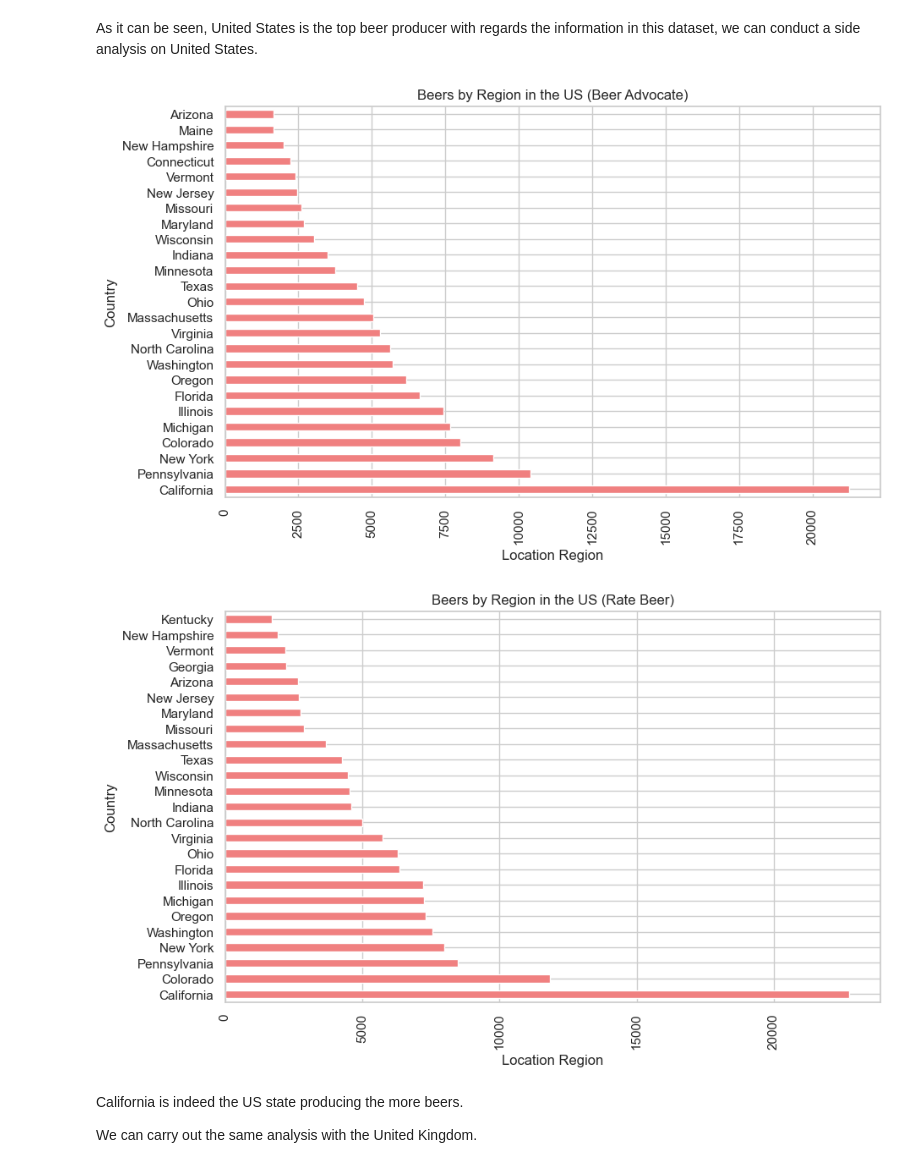
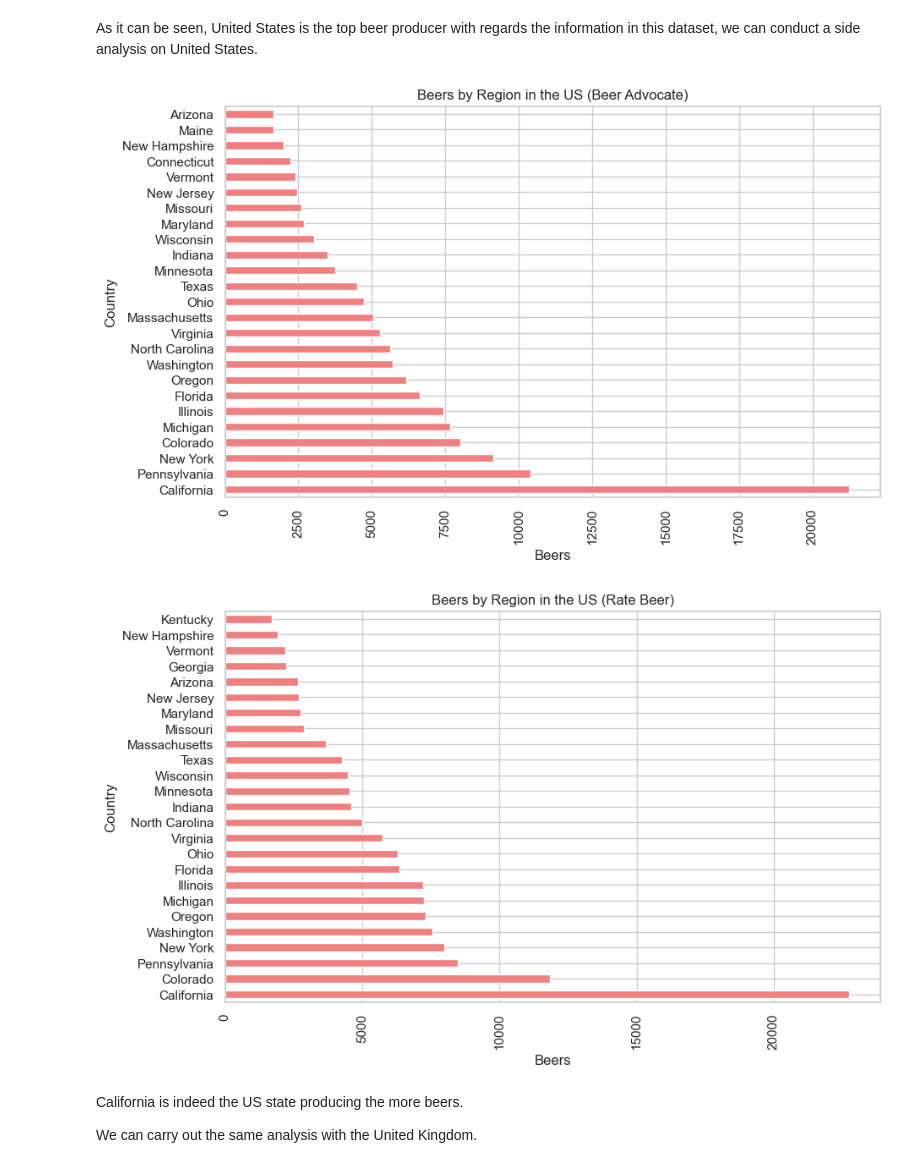
Before and after one commit to epfl-ada/ada-2024-project-mediterranean, a Jupyter notebook: results.ipynb, the cells around one changed output. Saved outputs shown, nothing was run; the diff lists cells and outputs as text; code cells hidden in the pictures.

```diff
--- a/results.ipynb
+++ b/results.ipynb
@@ -339,29 +339,29 @@ As it can be seen, United States is the top beer producer with regards the infor
 # %%
 # Count of breweries by region or country
 location_counts_ba = beer_BA[beer_BA['location']=='United States']['location_region'].value_counts()[:25]
 location_counts_rb = beer_RB[beer_RB['location']=='United States']['location_region'].value_counts()[:25]
 
 # Plot a bar chart of breweries by region in US
 # Beer Advocate
 plt.figure(figsize=(10, 6))
 location_counts_ba.plot(kind='barh', color='lightcoral')
 plt.title('Beers by Region in the US (Beer Advocate)')
-plt.xlabel('Location Region')
+plt.xlabel('Beers')
 plt.ylabel('Country')
 plt.xticks(rotation=90)
 plt.show()
 
 # Rate Beer
 plt.figure(figsize=(10, 6))
 location_counts_rb.plot(kind='barh', color='lightcoral')
 plt.title('Beers by Region in the US (Rate Beer)')
-plt.xlabel('Location Region')
+plt.xlabel('Beers')
 plt.ylabel('Country')
 plt.xticks(rotation=90)
 plt.show()
 # %% [output]
-[figure, old version]
+[figure, new version]
-[figure, old version]
+[figure, new version]
 # %% [markdown]
 California is indeed the US state producing the more beers.
 
```
Also changed, not shown: parts of 2 cells of this notebook.
